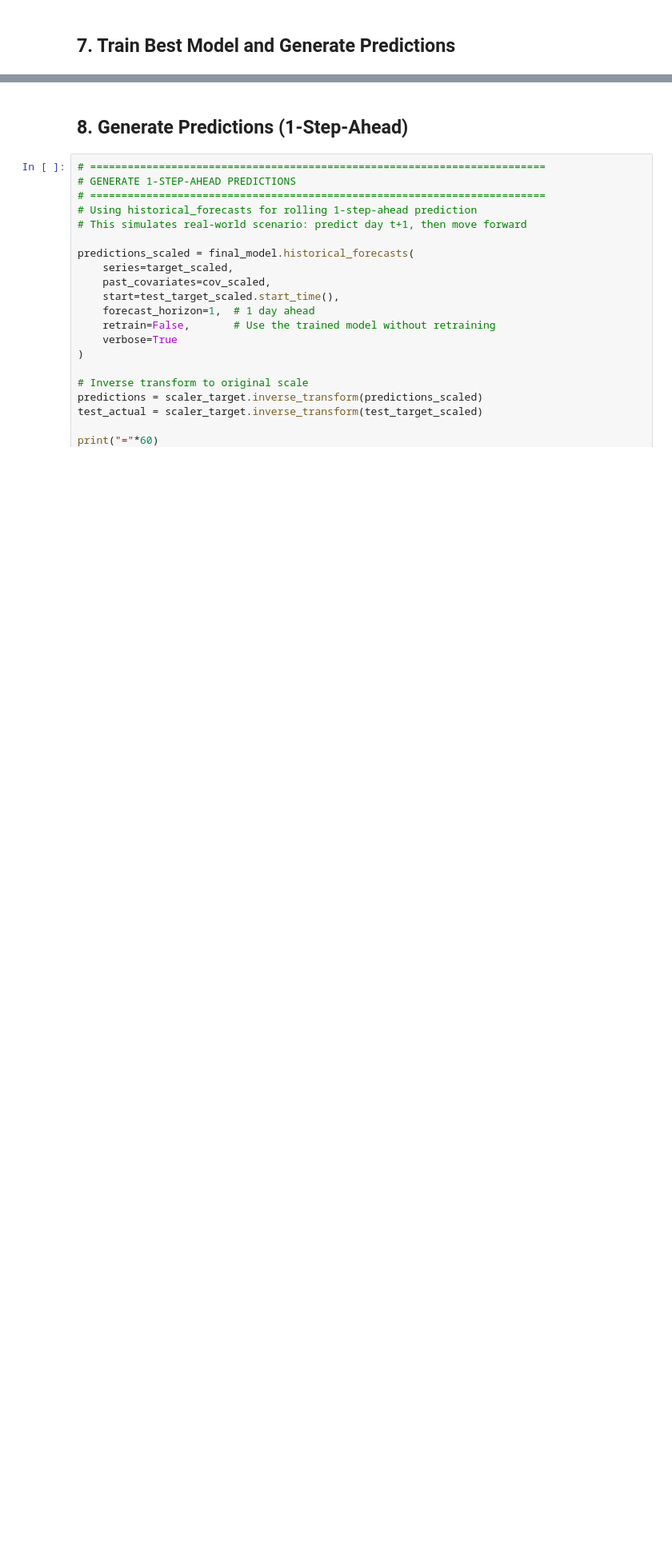
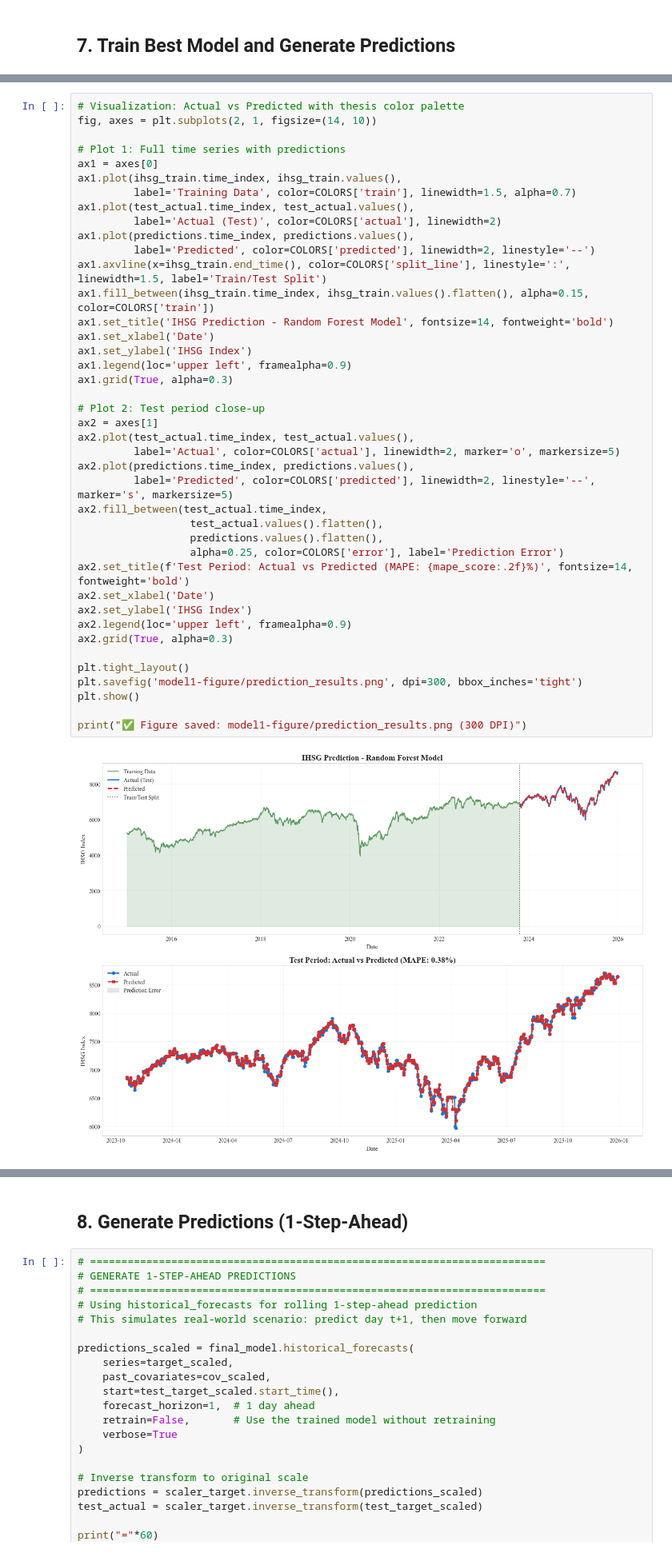
Before and after one commit to ravsssh/tesis-hakam, a Jupyter notebook: model-2-static.ipynb, the cells around one changed output, grey strips where cells are left out. Shown at 80% size. Cells and saved outputs as stored; diff of their text form; blank space fills up the shorter version.

```diff
--- a/model-2-static.ipynb
+++ b/model-2-static.ipynb
@@ -588,0 +711,43 @@ print(f"  - Past: {covariates.components.tolist()}")
+# %%
+# Visualization: Actual vs Predicted with thesis color palette
+fig, axes = plt.subplots(2, 1, figsize=(14, 10))
+
+# Plot 1: Full time series with predictions
+ax1 = axes[0]
+ax1.plot(ihsg_train.time_index, ihsg_train.values(),
+         label='Training Data', color=COLORS['train'], linewidth=1.5, alpha=0.7)
+ax1.plot(test_actual.time_index, test_actual.values(),
+         label='Actual (Test)', color=COLORS['actual'], linewidth=2)
+ax1.plot(predictions.time_index, predictions.values(),
+         label='Predicted', color=COLORS['predicted'], linewidth=2, linestyle='--')
+ax1.axvline(x=ihsg_train.end_time(), color=COLORS['split_line'], linestyle=':', linewidth=1.5, label='Train/Test Split')
+ax1.fill_between(ihsg_train.time_index, ihsg_train.values().flatten(), alpha=0.15, color=COLORS['train'])
+ax1.set_title('IHSG Prediction - Random Forest Model', fontsize=14, fontweight='bold')
+ax1.set_xlabel('Date')
+ax1.set_ylabel('IHSG Index')
+ax1.legend(loc='upper left', framealpha=0.9)
+ax1.grid(True, alpha=0.3)
+
+# Plot 2: Test period close-up
+ax2 = axes[1]
+ax2.plot(test_actual.time_index, test_actual.values(),
+         label='Actual', color=COLORS['actual'], linewidth=2, marker='o', markersize=5)
+ax2.plot(predictions.time_index, predictions.values(),
+         label='Predicted', color=COLORS['predicted'], linewidth=2, linestyle='--', marker='s', markersize=5)
+ax2.fill_between(test_actual.time_index,
+                  test_actual.values().flatten(),
+                  predictions.values().flatten(),
+                  alpha=0.25, color=COLORS['error'], label='Prediction Error')
+ax2.set_title(f'Test Period: Actual vs Predicted (MAPE: {mape_score:.2f}%)', fontsize=14, fontweight='bold')
+ax2.set_xlabel('Date')
+ax2.set_ylabel('IHSG Index')
+ax2.legend(loc='upper left', framealpha=0.9)
+ax2.grid(True, alpha=0.3)
+
+plt.tight_layout()
+plt.savefig('model1-figure/prediction_results.png', dpi=300, bbox_inches='tight')
+plt.show()
+
+print("✅ Figure saved: model1-figure/prediction_results.png (300 DPI)")
+# %% [output]
+[figure, added]
```
Also changed, not shown: parts of 22 cells of this notebook, 16 other files.
